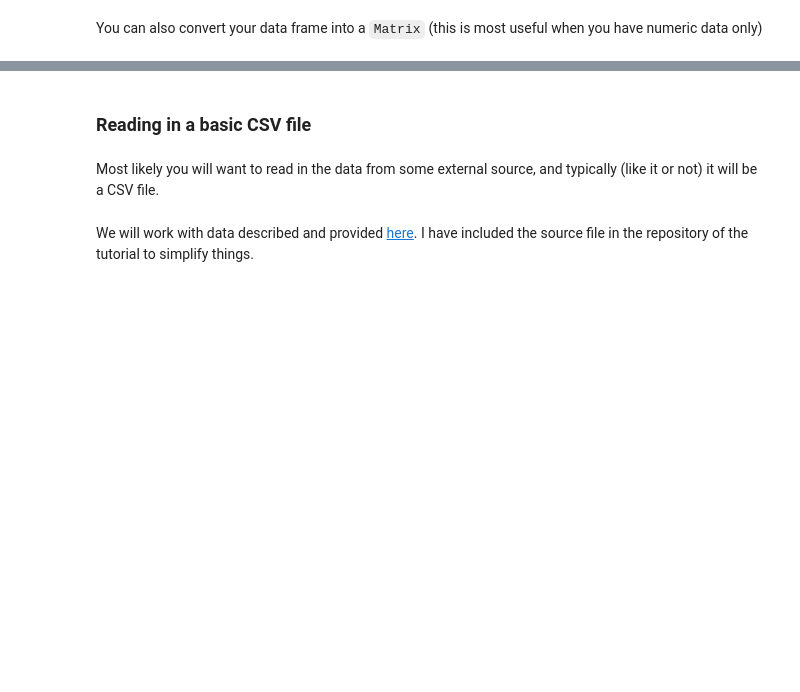
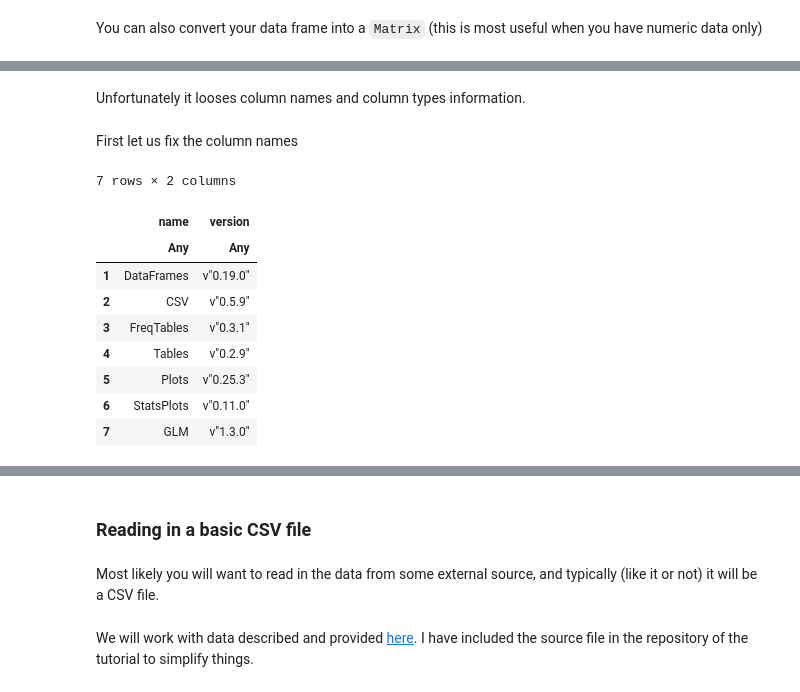
Before and after one commit to bkamins/JuliaCon2019-DataFrames-Tutorial, a Jupyter notebook: DataFramesIntroduction.ipynb, the cells around one changed output, grey strips where cells are left out. Cells and saved outputs as stored; diff of their text form; code cells hidden in the pictures; blank space fills up the shorter version.

```diff
--- a/DataFramesIntroduction.ipynb
+++ b/DataFramesIntroduction.ipynb
@@ -100,0 +158,17 @@ Matrix(versions_df)
+# %% [markdown]
+Unfortunately it looses column names and column types information.
+# %% [markdown]
+First let us fix the column names
+# %%
+temp_df = DataFrame(mat, [:name, :version])
+# %% [output]
+7 rows × 2 columns
+|  | name | version |
+|  | Any | Any |
+| 1 | DataFrames | v"0.19.0" |
+| 2 | CSV | v"0.5.9" |
+| 3 | FreqTables | v"0.3.1" |
+| 4 | Tables | v"0.2.9" |
+| 5 | Plots | v"0.25.3" |
+| 6 | StatsPlots | v"0.11.0" |
+| 7 | GLM | v"1.3.0" |
```
Also changed, not shown: parts of 73 cells of this notebook.
